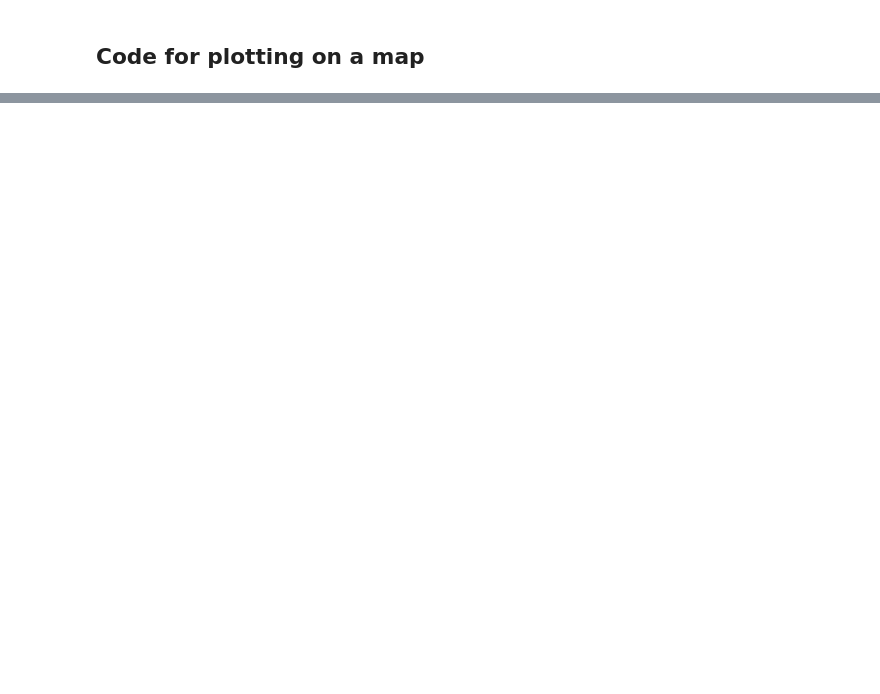
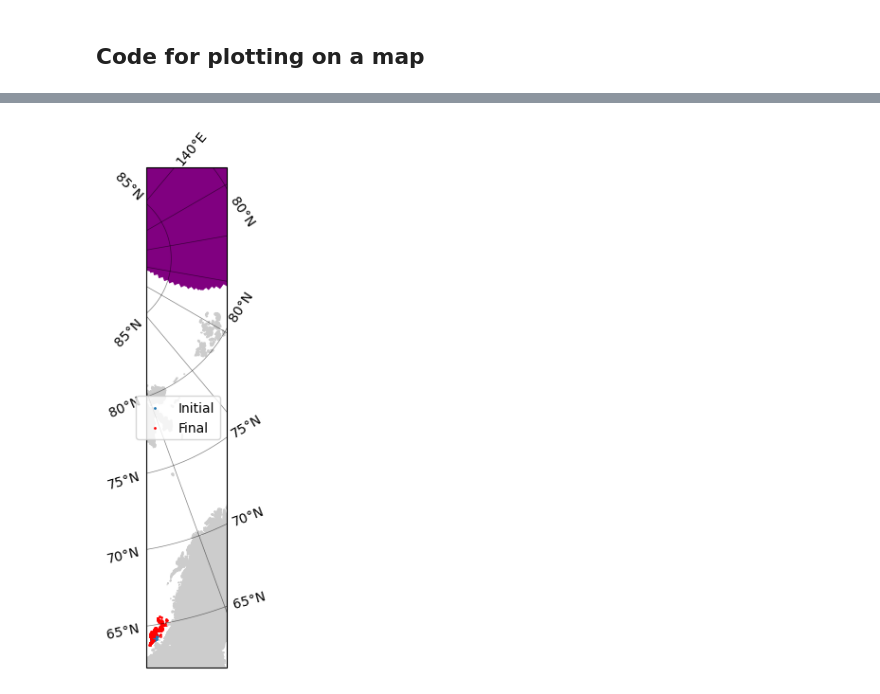
Before and after one commit to TrymSaether/Particle-transport-with-ocean-currents, a Jupyter notebook: eksempelkode.ipynb, the cells around one changed output, grey strips where cells are left out. Cells and saved outputs as stored; diff of their text form; code cells hidden in the pictures; blank space fills up the shorter version.

```diff
--- a/eksempelkode.ipynb
+++ b/eksempelkode.ipynb
@@ -103,3 +103,0 @@ print(f(X, t))
-# %%
-dt = (10 - 0)/1000
-dt
@@ -150,0 +179,29 @@ plt.tight_layout()
+# %%
+# scatter plot positions, note the extra transform keyword
+fig = plt.figure(figsize=(9,6))
+ax = plt.axes(projection=ccrs.NorthPolarStereo())
+
+ax.add_feature(cfeature.NaturalEarthFeature('physical', 'land', '10m', color = '#cccccc'))
+
+# Create projection object for converting particle positions
+npstere = ccrs.Stereographic(
+    central_latitude = 90,
+    central_longitude = f.dataset.projection_stere.straight_vertical_longitude_from_pole,
+    false_easting = f.dataset.projection_stere.false_easting,
+    false_northing = f.dataset.projection_stere.false_northing,
+    true_scale_latitude = f.dataset.projection_stere.standard_parallel,
+)
+ax.scatter(XS[0, 0,:], XS[0,1,:], s=1, transform=npstere, label='Initial')
+ax.scatter(XS[-1, 0,:], XS[-1,1,:], color='red', s=1, transform=npstere, label='Final')
+
+
+# Make outline a bit larger
+
+# Add gridlines
+gl = ax.gridlines(draw_labels=True, dms=True, x_inline=False, y_inline=False, alpha=.5, color='k', lw=.5, )
+for xs in XS:
+    plt.plot(xs[0,:], xs[1,:], color='purple', lw=100)
+ax.legend()
+plt.tight_layout()
+# %% [output]
+[figure, added]
```
Also changed, not shown: parts of 5 cells of this notebook, 3 other files.
